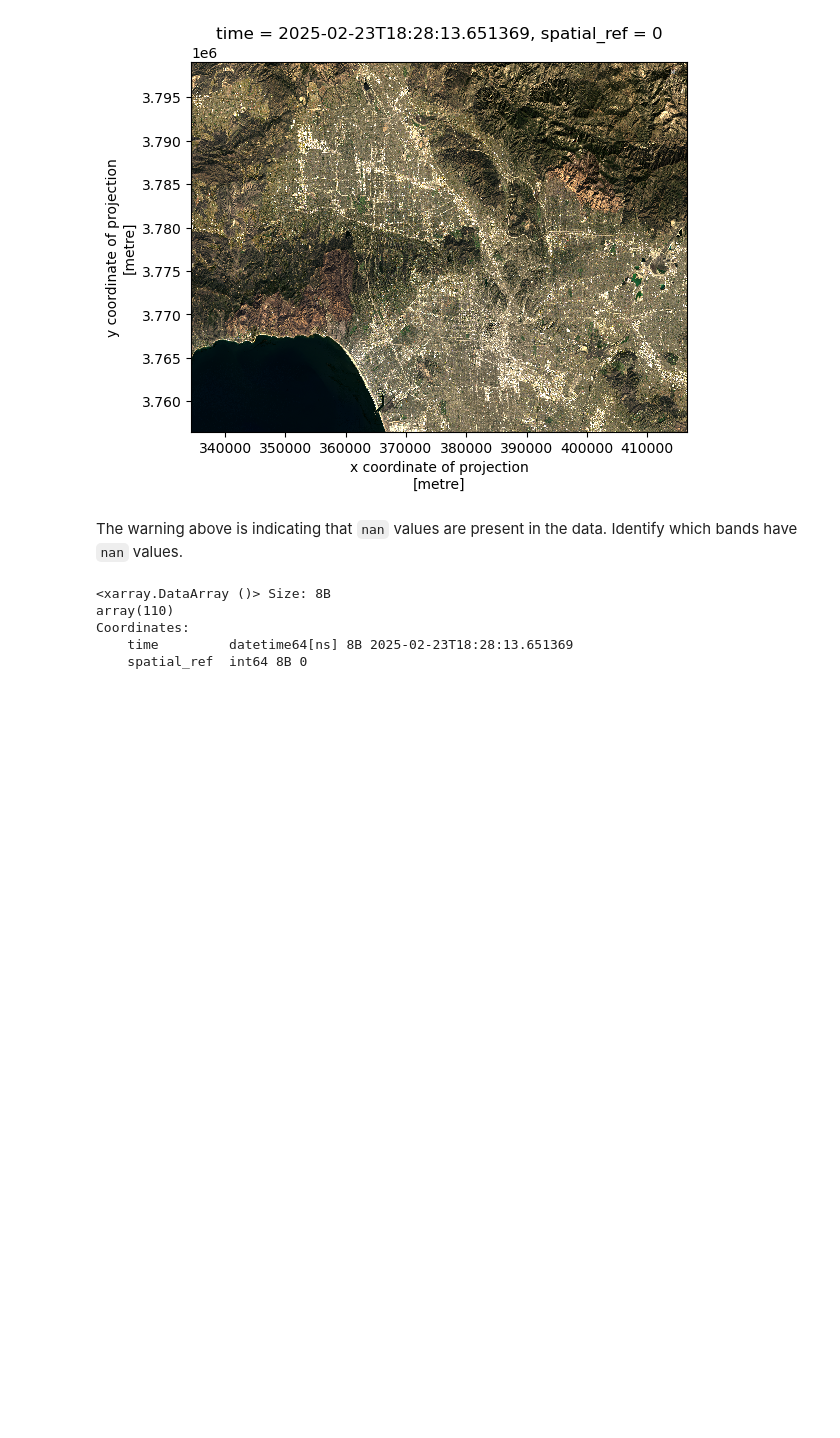
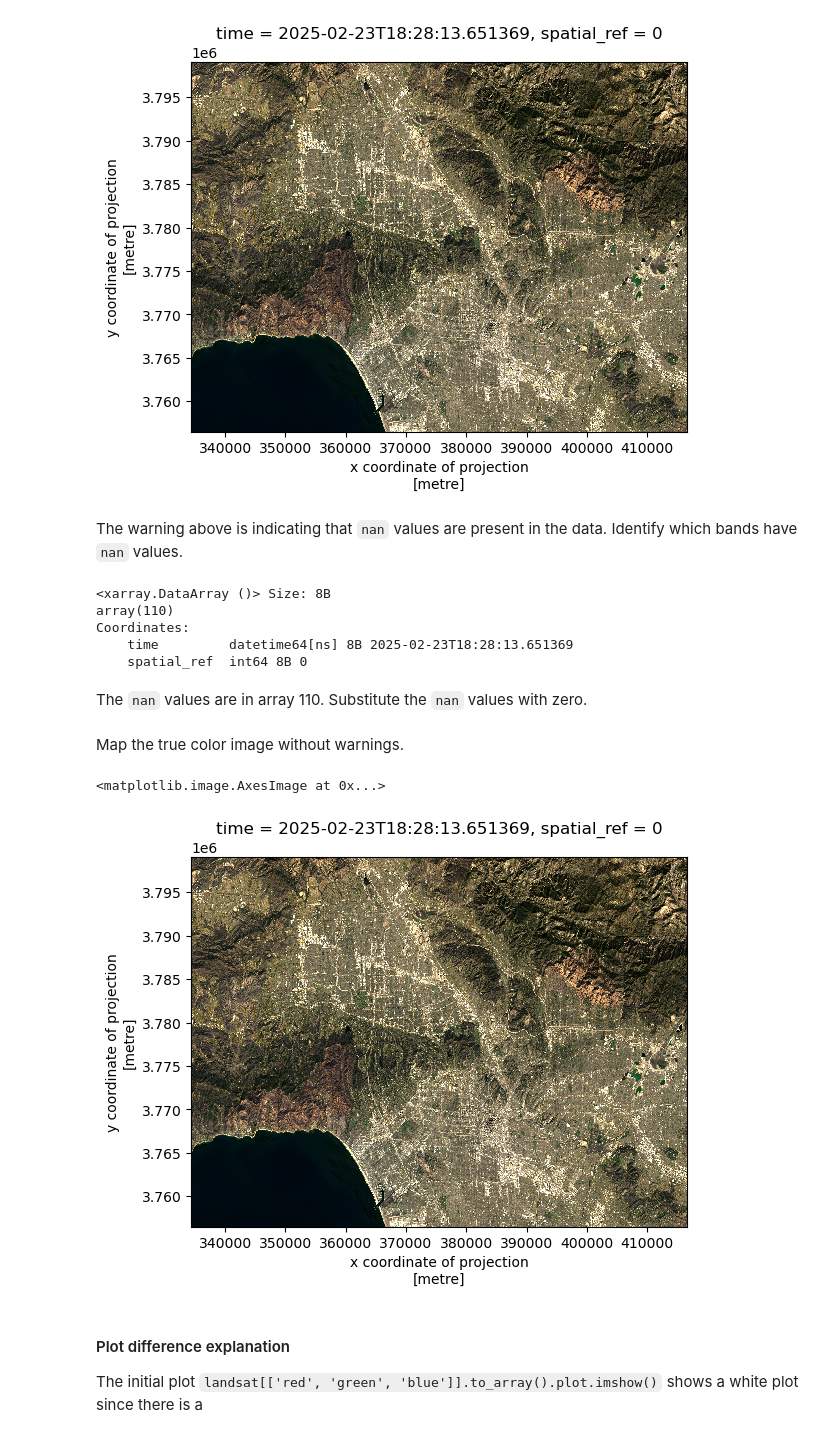
Before and after one commit to sofiiir/eds220-hwk4, a Jupyter notebook: hwk4-task2-false-color-RODAS.ipynb, the cells around one changed output. Drawn from its saved outputs; the diff is of its cells as text; code cells hidden in the pictures; blank space fills up the shorter version.

Commit message:
True color maps

```diff
--- a/hwk4-task2-false-color-RODAS.ipynb
+++ b/hwk4-task2-false-color-RODAS.ipynb
@@ -187,3 +187,17 @@ array(110)
 Coordinates:
     time         datetime64[ns] 8B 2025-02-23T18:28:13.651369
     spatial_ref  int64 8B 0
+# %% [markdown]
+The `nan` values are in array 110. Substitute the `nan` values with zero.
+# %%
+landsat_clean = landsat[['red', 'green', 'blue']].to_array().fillna(value = 0)
+# %% [markdown]
+Map the true color image without warnings.
+# %%
+landsat_clean.plot.imshow(robust = True)
+# %% [output]
+<matplotlib.image.AxesImage at 0x...>
+[figure, added]
+# %% [markdown]
+#### Plot difference explanation
+The initial plot `landsat[['red', 'green', 'blue']].to_array().plot.imshow()` shows a white plot since there is a
```
Also changed, not shown: parts of 2 cells of this notebook.
